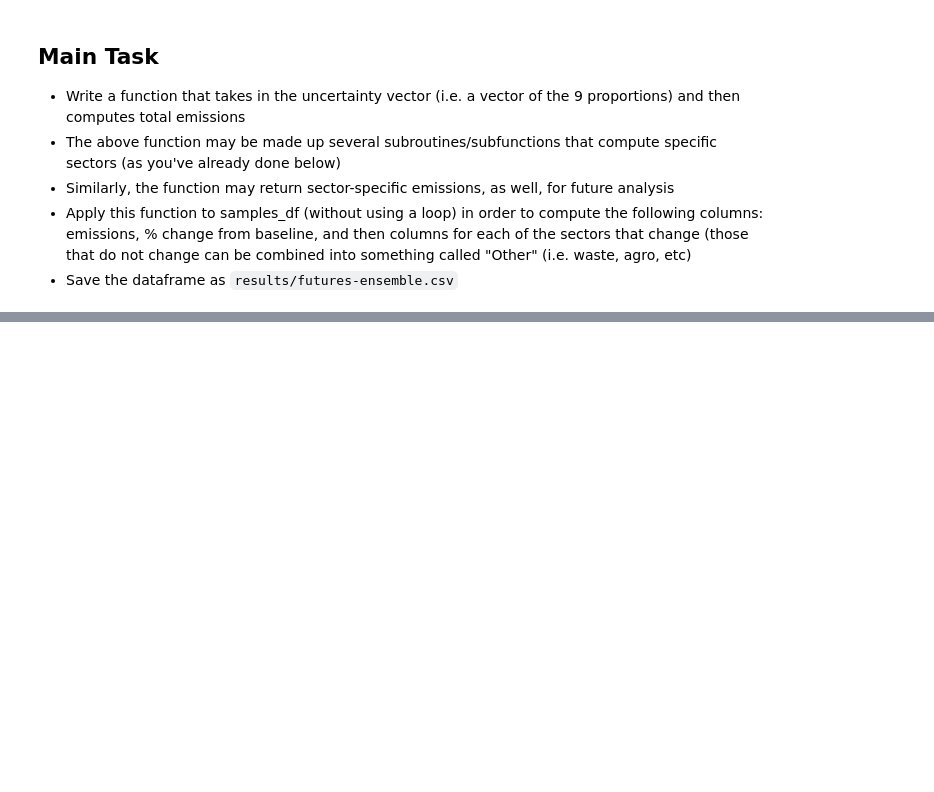
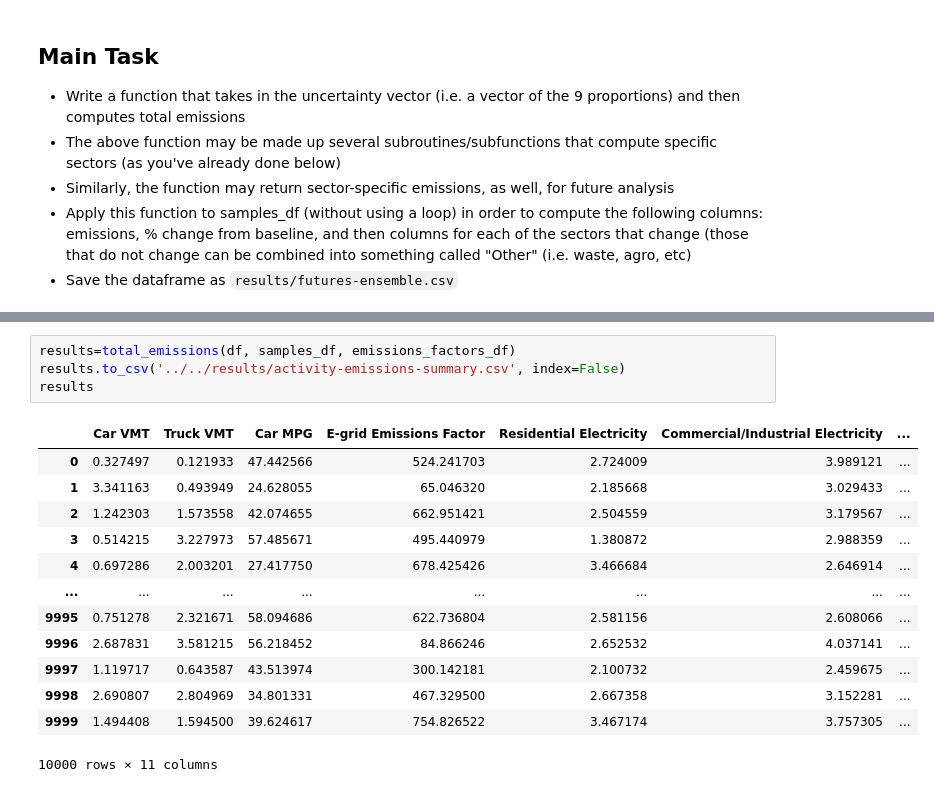
Before and after one commit to narslab/tracking-msa-ghg, a Jupyter notebook: bin/jupyter/futures-generation.ipynb, the cells around one changed output, grey strips where cells are left out. Saved outputs shown, nothing was run; the diff lists cells and outputs as text; blank space fills up the shorter version.

```diff
--- a/bin/jupyter/futures-generation.ipynb
+++ b/bin/jupyter/futures-generation.ipynb
@@ -425,0 +116,18 @@ plt.show()
+# %%
+results=total_emissions(df, samples_df, emissions_factors_df)
+results.to_csv('../../results/activity-emissions-summary.csv', index=False)
+results
+# %% [output]
+|  | Car VMT | Truck VMT | Car MPG | E-grid Emissions Factor | Residential Electricity | Commercial/Industrial Electricity | ... |
+| 0 | 0.327497 | 0.121933 | 47.442566 | 524.241703 | 2.724009 | 3.989121 | ... |
+| 1 | 3.341163 | 0.493949 | 24.628055 | 65.046320 | 2.185668 | 3.029433 | ... |
+| 2 | 1.242303 | 1.573558 | 42.074655 | 662.951421 | 2.504559 | 3.179567 | ... |
+| 3 | 0.514215 | 3.227973 | 57.485671 | 495.440979 | 1.380872 | 2.988359 | ... |
+| 4 | 0.697286 | 2.003201 | 27.417750 | 678.425426 | 3.466684 | 2.646914 | ... |
+| ... | ... | ... | ... | ... | ... | ... | ... |
+| 9995 | 0.751278 | 2.321671 | 58.094686 | 622.736804 | 2.581156 | 2.608066 | ... |
+| 9996 | 2.687831 | 3.581215 | 56.218452 | 84.866246 | 2.652532 | 4.037141 | ... |
+| 9997 | 1.119717 | 0.643587 | 43.513974 | 300.142181 | 2.100732 | 2.459675 | ... |
+| 9998 | 2.690807 | 2.804969 | 34.801331 | 467.329500 | 2.667358 | 3.152281 | ... |
+| 9999 | 1.494408 | 1.594500 | 39.624617 | 754.826522 | 3.467174 | 3.757305 | ... |
+10000 rows × 11 columns
```
Also changed, not shown: parts of 30 cells of this notebook, 8 other files.
